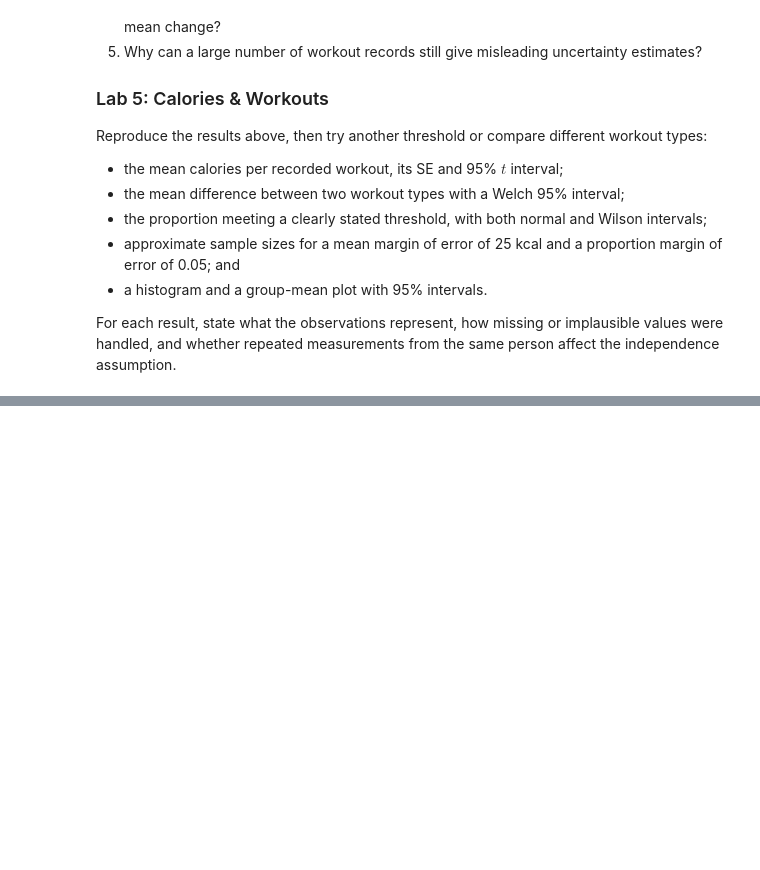
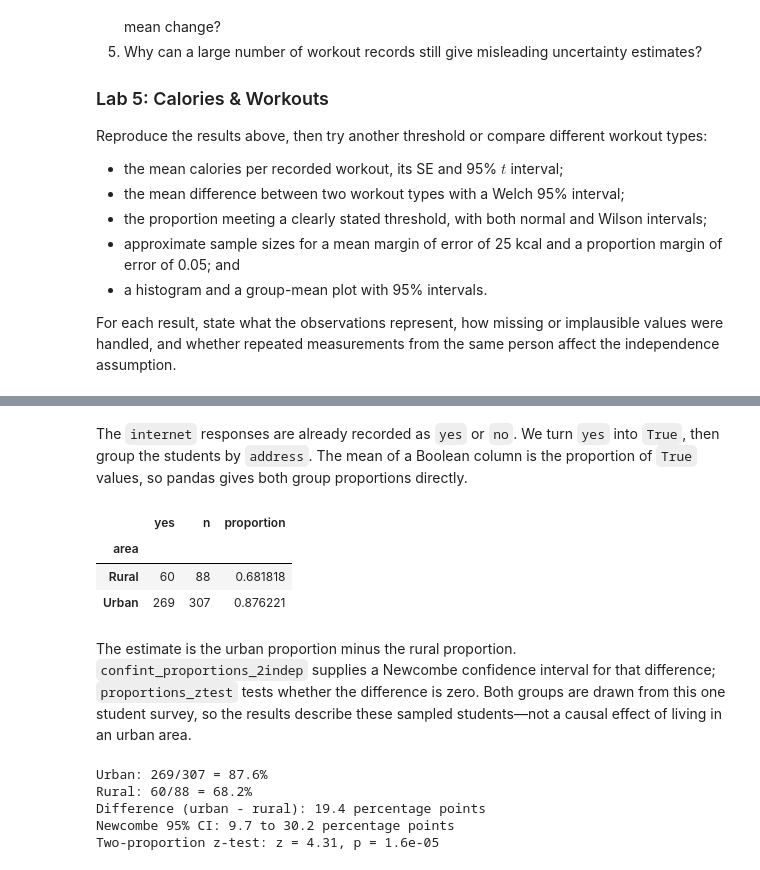
Before and after one commit to kflisikowsky/mathematical_statistics, a Jupyter notebook: 05_estimation.ipynb, the cells around one changed output, grey strips where cells are left out. Drawn from its saved outputs; the diff is of its cells as text; code cells hidden in the pictures; blank space fills up the shorter version.

```diff
--- a/05_estimation.ipynb
+++ b/05_estimation.ipynb
@@ -372,0 +400,49 @@ For each result, state what the observations represent, how missing or implausib
+# %% [markdown]
+The `internet` responses are already recorded as `yes` or `no`. We turn `yes` into `True`, then group the students by `address`. The mean of a Boolean column is the proportion of `True` values, so pandas gives both group proportions directly.
+# %%
+survey["home_internet"] = survey["internet"] == "yes"
+survey["area"] = survey["address"].map({"U": "Urban", "R": "Rural"})
+
+counts = survey.groupby("area")["home_internet"].agg(["sum", "count", "mean"])
+counts.columns = ["yes", "n", "proportion"]
+counts
+# %% [output]
+|  | yes | n | proportion |
+| area |  |  |  |
+| Rural | 60 | 88 | 0.681818 |
+| Urban | 269 | 307 | 0.876221 |
+# %% [markdown]
+The estimate is the urban proportion minus the rural proportion. `confint_proportions_2indep` supplies a Newcombe confidence interval for that difference; `proportions_ztest` tests whether the difference is zero. Both groups are drawn from this one student survey, so the results describe these sampled students—not a causal effect of living in an urban area.
+# %%
+from statsmodels.stats.proportion import (
+    confint_proportions_2indep,
+    proportions_ztest,
+)
+
+urban_yes = int(counts.loc["Urban", "yes"])
+urban_n = int(counts.loc["Urban", "n"])
+rural_yes = int(counts.loc["Rural", "yes"])
+rural_n = int(counts.loc["Rural", "n"])
+
+urban_p = urban_yes / urban_n
+rural_p = rural_yes / rural_n
+difference = urban_p - rural_p
+
+low, high = confint_proportions_2indep(
+    urban_yes, urban_n, rural_yes, rural_n, method="newcomb"
+)
+z_stat, p_value = proportions_ztest(
+    [urban_yes, rural_yes], [urban_n, rural_n]
+)
+
+print(f"Urban: {urban_yes}/{urban_n} = {urban_p:.1%}")
+print(f"Rural: {rural_yes}/{rural_n} = {rural_p:.1%}")
+print(f"Difference (urban - rural): {difference * 100:.1f} percentage points")
+print(f"Newcombe 95% CI: {low * 100:.1f} to {high * 100:.1f} percentage points")
+print(f"Two-proportion z-test: z = {z_stat:.2f}, p = {p_value:.2g}")
+# %% [output]
+Urban: 269/307 = 87.6%
+Rural: 60/88 = 68.2%
+Difference (urban - rural): 19.4 percentage points
+Newcombe 95% CI: 9.7 to 30.2 percentage points
+Two-proportion z-test: z = 4.31, p = 1.6e-05
```
Also changed, not shown: parts of 4 cells of this notebook, 2 other files.
